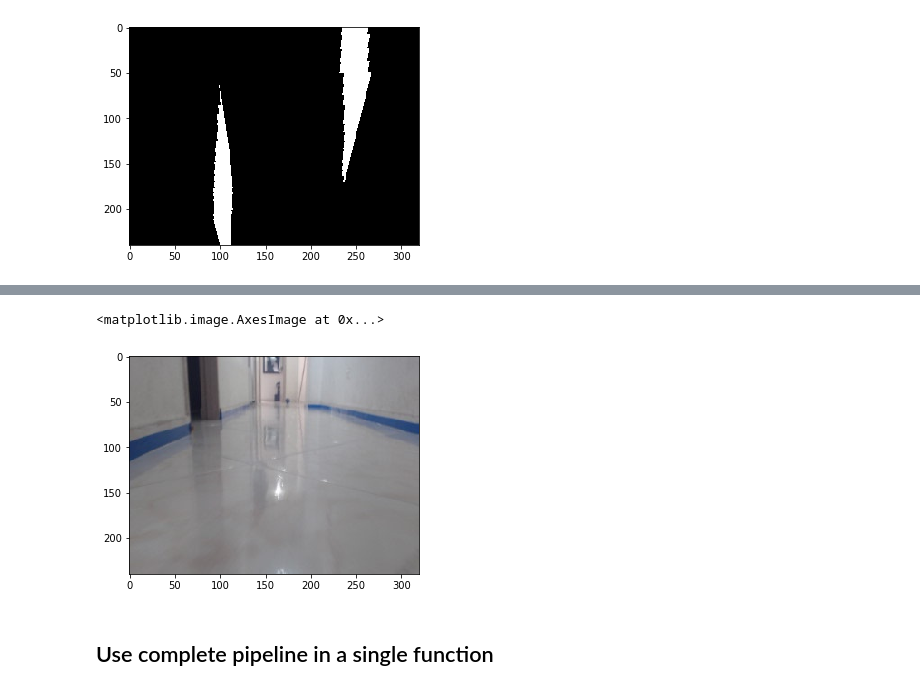
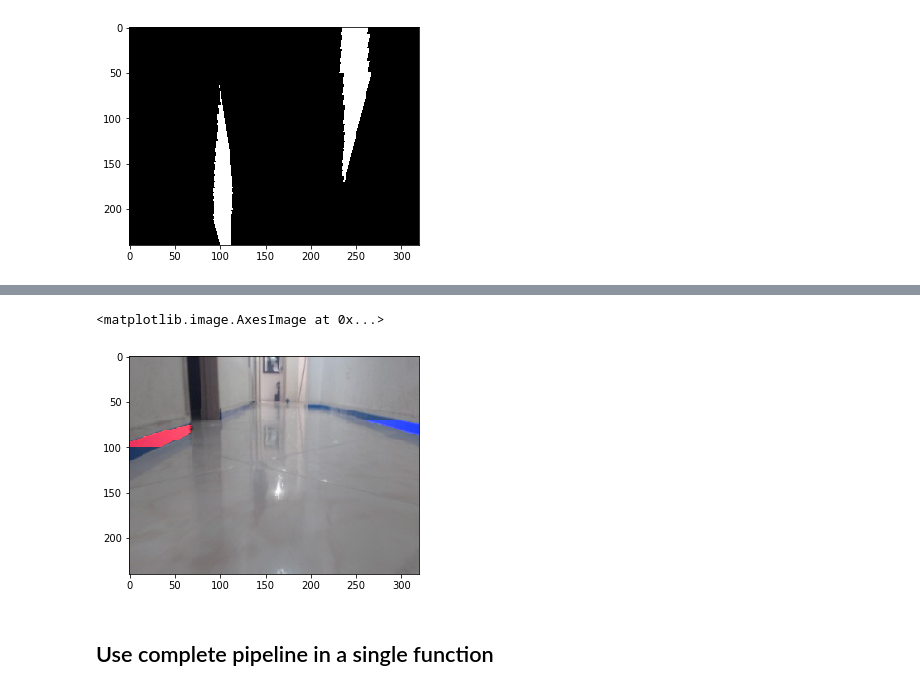
Before and after one commit to aldajo92/UNAL_ComputerVision2021, a Jupyter notebook: TestComputerVisionPipeline.ipynb, the cells around one changed output, grey strips where cells are left out. Saved outputs shown, nothing was run; the diff lists cells and outputs as text; code cells hidden in the pictures.

Commit message:
created final pipeline for line detection

```diff
--- a/TestComputerVisionPipeline.ipynb
+++ b/TestComputerVisionPipeline.ipynb
@@ -74,9 +68,9 @@ plt.imshow(img_inv)
 # %%
-out_img = lane_processing._segmentation_lane_detection(img_inv, img_lane)
+out_img = lane_processing._segmentation_lane_detection(bird_view, img_lane)
 plt.imshow(cv2.cvtColor(out_img, cv2.COLOR_BGR2RGB))
 # %% [output]
 <matplotlib.image.AxesImage at 0x...>
-[figure, old version]
+[figure, new version]
 # %% [markdown]
 ## Use complete pipeline in a single function
 # %%
```
Also changed, not shown: parts of 7 cells of this notebook, 1 other file.
